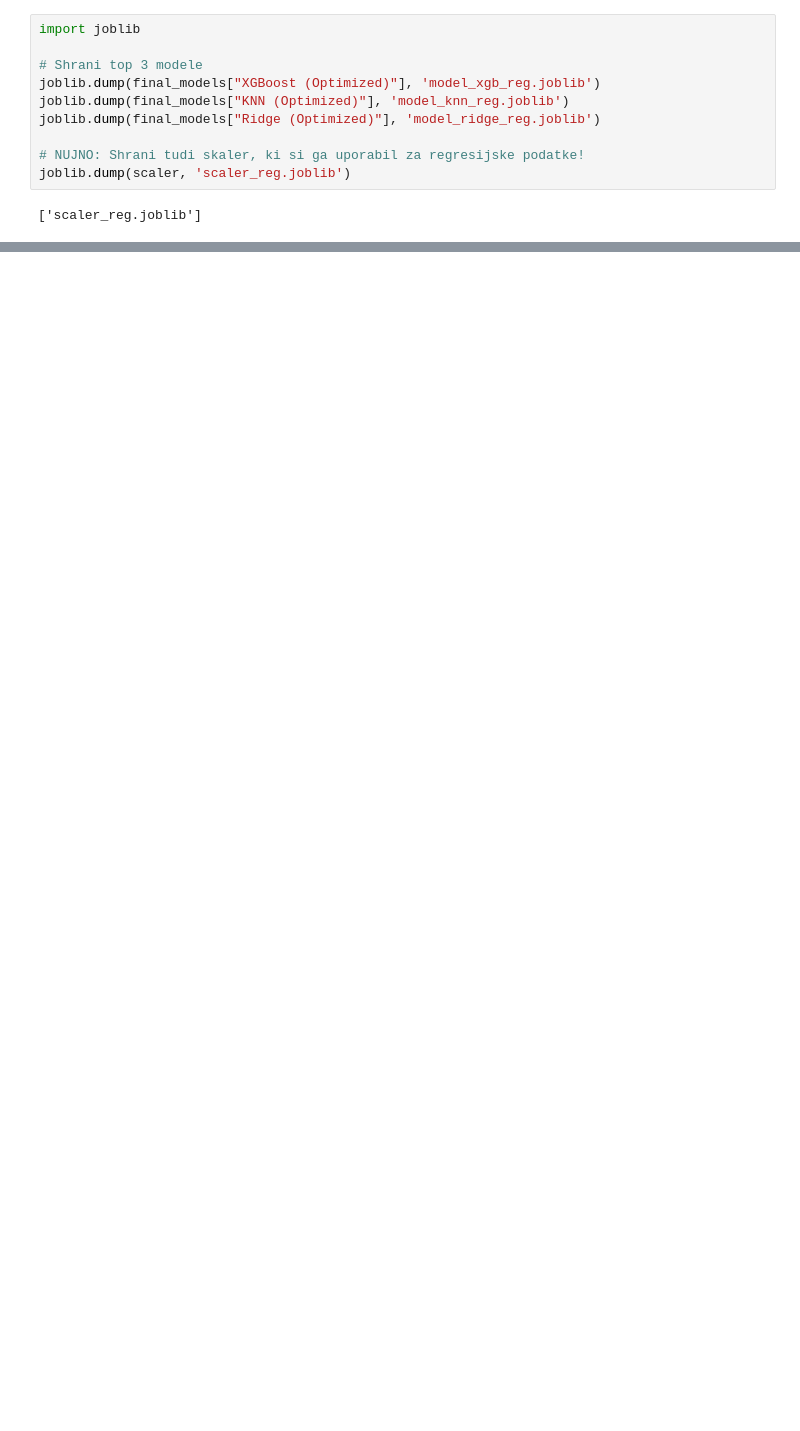
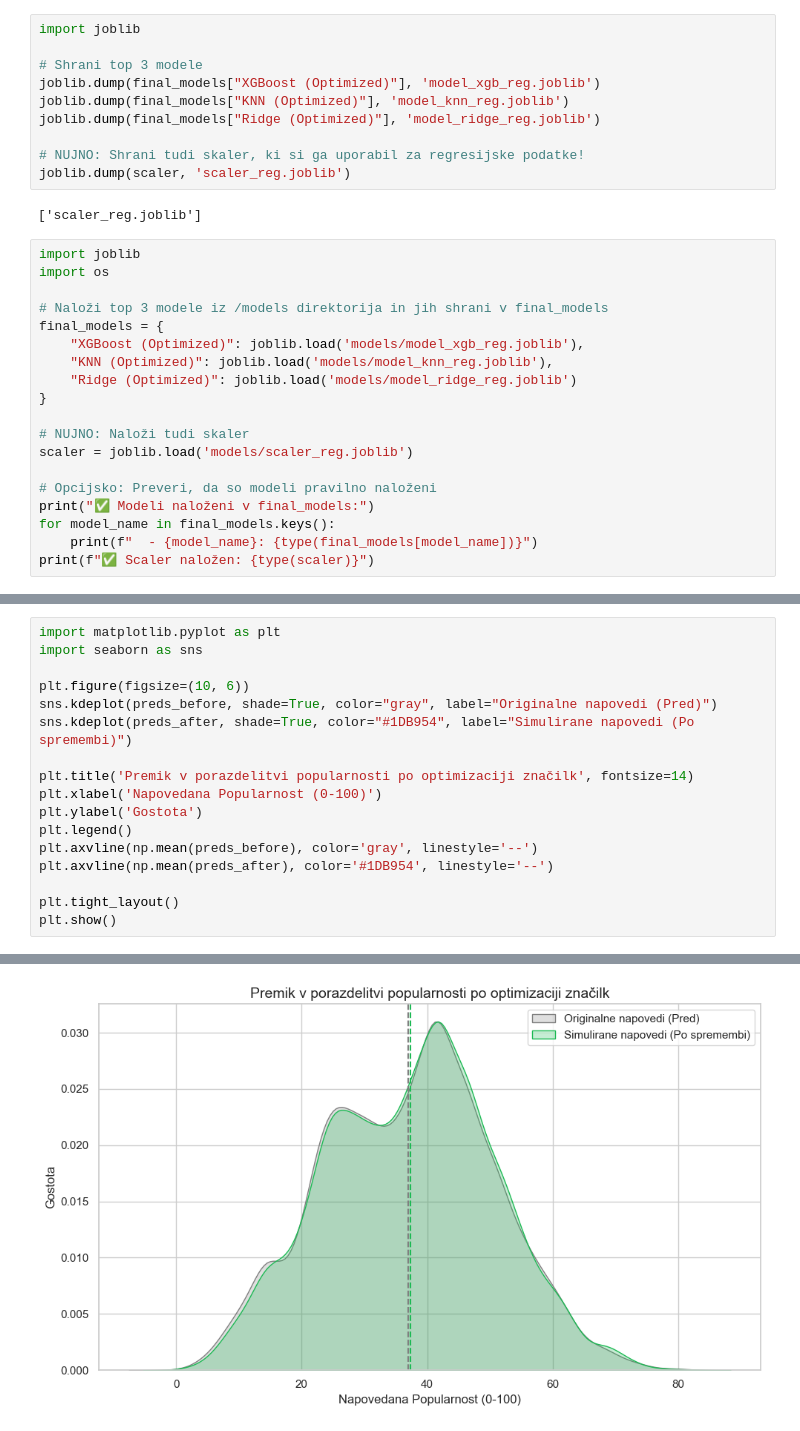
Before and after one commit to TimTrojner/spotify-audio-features-regression-classification, a Jupyter notebook: regresija/regresija.ipynb, the cells around one changed output, grey strips where cells are left out. Drawn from its saved outputs; the diff is of its cells as text; blank space fills up the shorter version.

```diff
--- a/regresija/regresija.ipynb
+++ b/regresija/regresija.ipynb
@@ -1090,3 +1139,22 @@ joblib.dump(final_models["Ridge (Optimized)"], 'model_ridge_reg.joblib')
 joblib.dump(scaler, 'scaler_reg.joblib')
 # %% [output]
 ['scaler_reg.joblib']
+# %%
+import joblib
+import os
+
+# Naloži top 3 modele iz /models direktorija in jih shrani v final_models
+final_models = {
+    "XGBoost (Optimized)": joblib.load('models/model_xgb_reg.joblib'),
+    "KNN (Optimized)": joblib.load('models/model_knn_reg.joblib'),
+    "Ridge (Optimized)": joblib.load('models/model_ridge_reg.joblib')
+}
+
+# NUJNO: Naloži tudi skaler
+scaler = joblib.load('models/scaler_reg.joblib')
+
+# Opcijsko: Preveri, da so modeli pravilno naloženi
+print("✅ Modeli naloženi v final_models:")
+for model_name in final_models.keys():
+    print(f"  - {model_name}: {type(final_models[model_name])}")
+print(f"✅ Scaler naložen: {type(scaler)}")
@@ -1092,0 +1234,18 @@ joblib.dump(scaler, 'scaler_reg.joblib')
+# %%
+import matplotlib.pyplot as plt
+import seaborn as sns
+
+plt.figure(figsize=(10, 6))
+sns.kdeplot(preds_before, shade=True, color="gray", label="Originalne napovedi (Pred)")
+sns.kdeplot(preds_after, shade=True, color="#1DB954", label="Simulirane napovedi (Po spremembi)")
+
+plt.title('Premik v porazdelitvi popularnosti po optimizaciji značilk', fontsize=14)
+plt.xlabel('Napovedana Popularnost (0-100)')
+plt.ylabel('Gostota')
+plt.legend()
+plt.axvline(np.mean(preds_before), color='gray', linestyle='--')
+plt.axvline(np.mean(preds_after), color='#1DB954', linestyle='--')
+
+plt.tight_layout()
+plt.show()
+# %% [output]
@@ -1092,0 +1261 @@ joblib.dump(scaler, 'scaler_reg.joblib')
+[figure, added]
```
Also changed, not shown: parts of 9 cells of this notebook.
